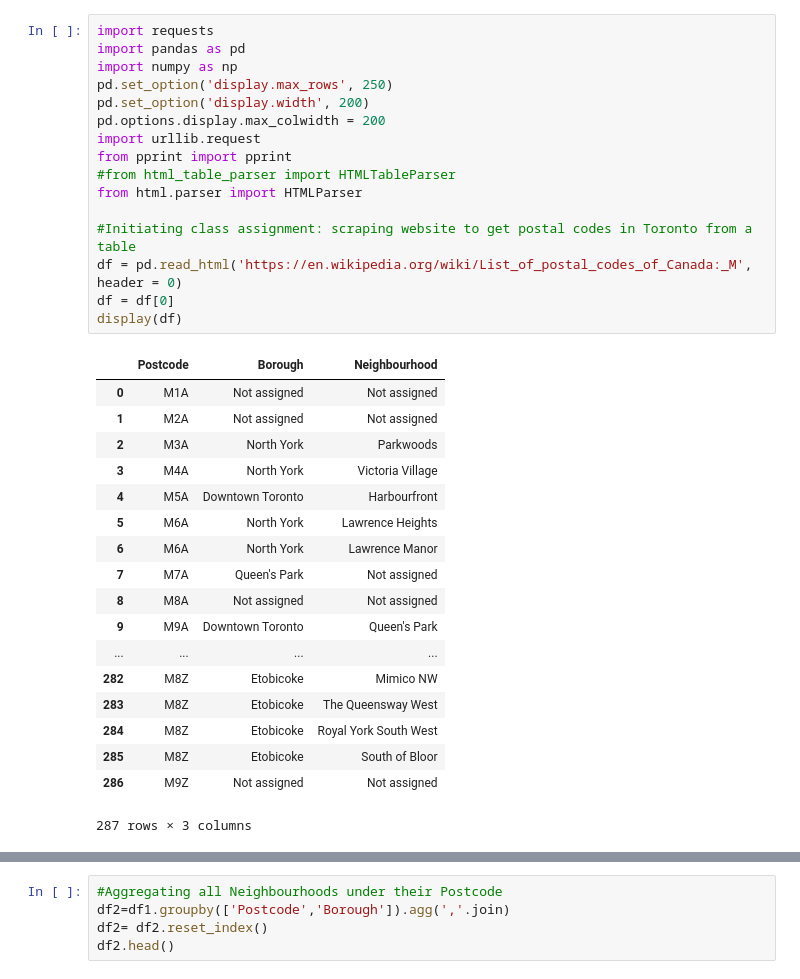
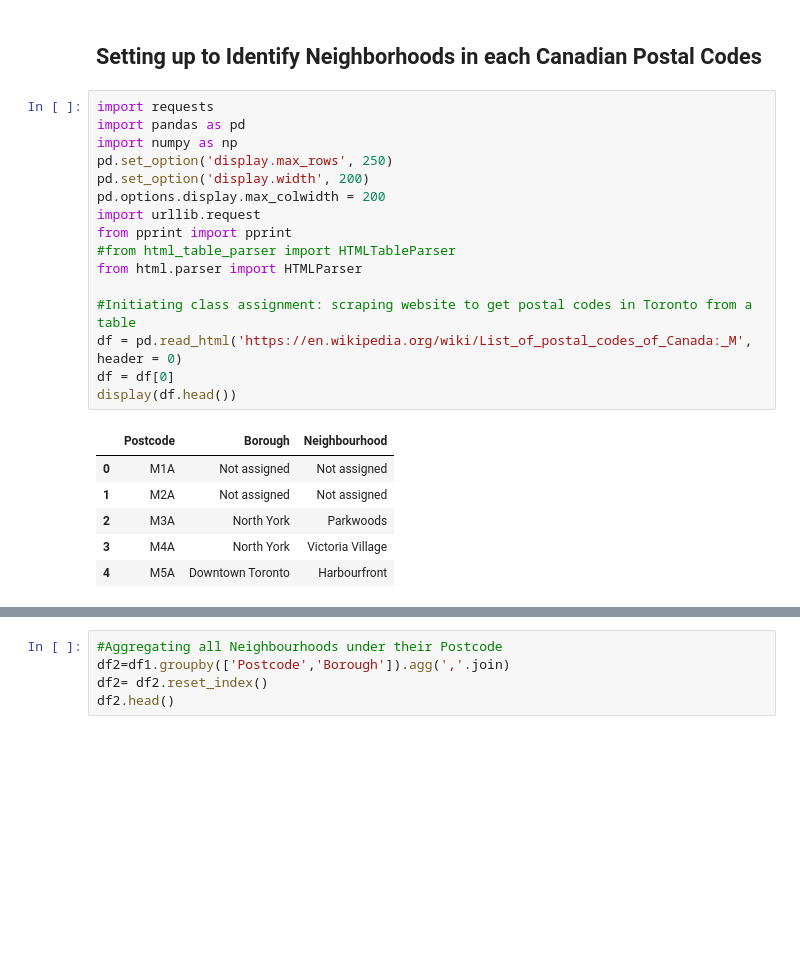
Before and after one commit to henryjos/Coursera_Capstone, a Jupyter notebook: Clustering Toronto Neighborhoods.ipynb, the cells around one changed output, grey strips where cells are left out. Cells and saved outputs as stored; diff of their text form; blank space fills up the shorter version.

```diff
--- a/Clustering Toronto Neighborhoods.ipynb
+++ b/Clustering Toronto Neighborhoods.ipynb
@@ -1,38 +1,28 @@
+# %% [markdown]
+## Setting up to Identify Neighborhoods in each Canadian Postal Codes
 # %%
 import requests
 import pandas as pd
 import numpy as np
 pd.set_option('display.max_rows', 250)
 pd.set_option('display.width', 200)
 pd.options.display.max_colwidth = 200
 import urllib.request
 from pprint import pprint
 #from html_table_parser import HTMLTableParser
 from html.parser import HTMLParser
 
 #Initiating class assignment: scraping website to get postal codes in Toronto from a table
 df = pd.read_html('https://en.wikipedia.org/wiki/List_of_postal_codes_of_Canada:_M', header = 0)
 df = df[0]
-display(df)
+display(df.head())
 # %% [output]
 |  | Postcode | Borough | Neighbourhood |
 | 0 | M1A | Not assigned | Not assigned |
 | 1 | M2A | Not assigned | Not assigned |
 | 2 | M3A | North York | Parkwoods |
 | 3 | M4A | North York | Victoria Village |
 | 4 | M5A | Downtown Toronto | Harbourfront |
-| 5 | M6A | North York | Lawrence Heights |
-| 6 | M6A | North York | Lawrence Manor |
-| 7 | M7A | Queen's Park | Not assigned |
-| 8 | M8A | Not assigned | Not assigned |
-| 9 | M9A | Downtown Toronto | Queen's Park |
-| ... | ... | ... | ... |
-| 282 | M8Z | Etobicoke | Mimico NW |
-| 283 | M8Z | Etobicoke | The Queensway West |
-| 284 | M8Z | Etobicoke | Royal York South West |
-| 285 | M8Z | Etobicoke | South of Bloor |
-| 286 | M9Z | Not assigned | Not assigned |
-287 rows × 3 columns
 # %%
 #Removing Postalcodes that have Not Assigned Boroughs
 df1 = df[df['Borough'] != "Not assigned"].reset_index(drop=True)
```
Also changed, not shown: parts of 8 cells of this notebook.
